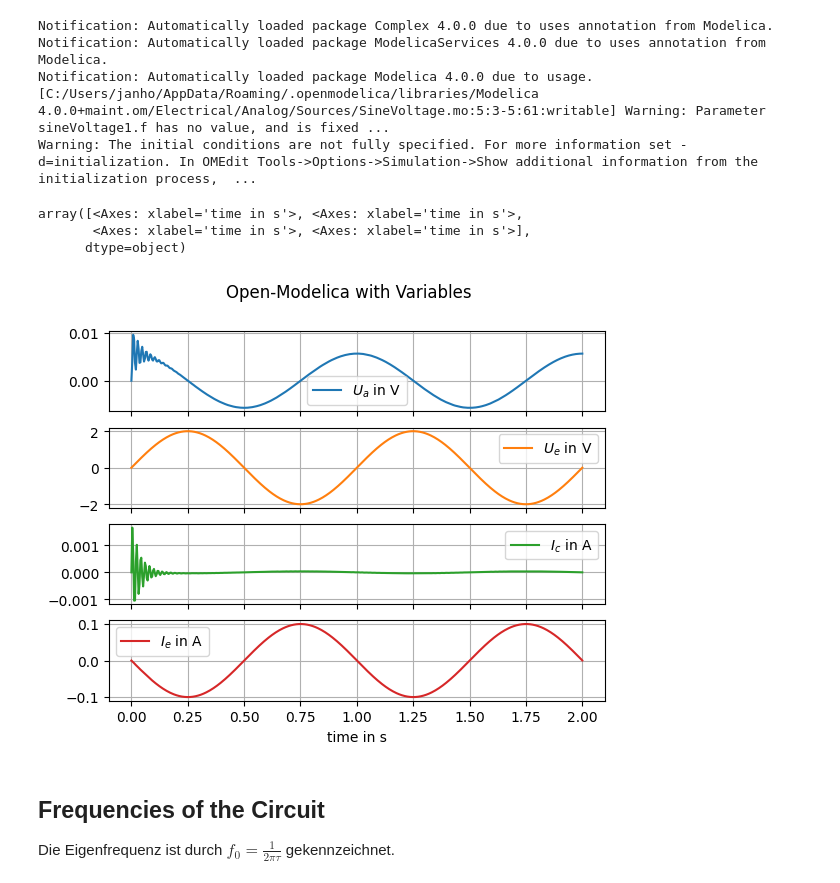
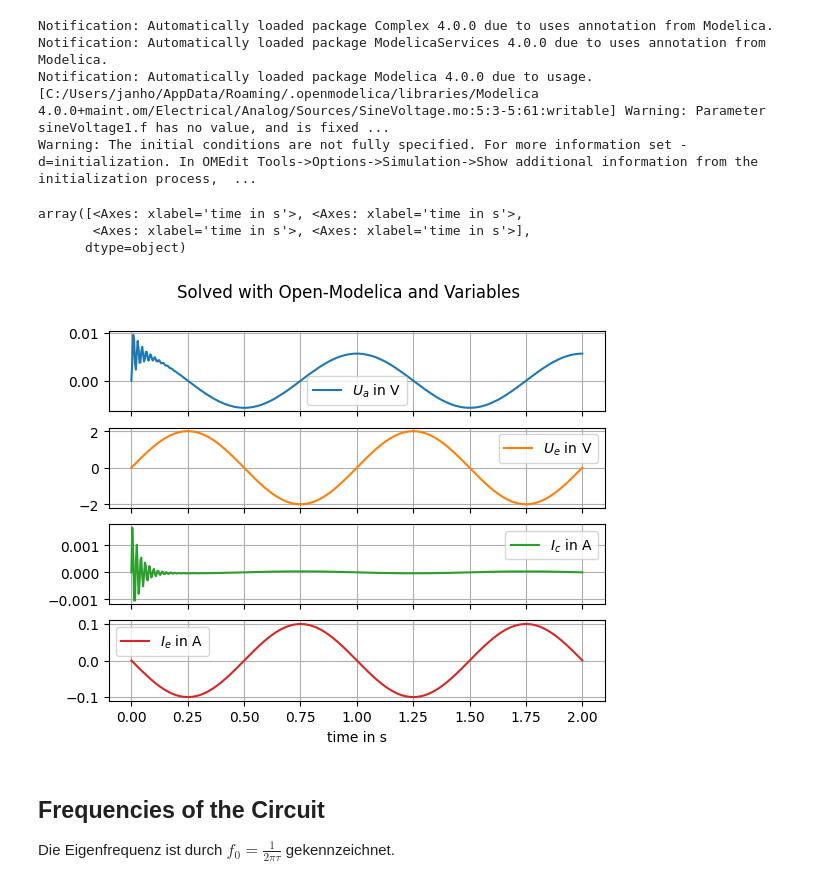
Before and after one commit to JaxRaffnix/Modellbildung-Simulation, a Jupyter notebook: exercise 3/exercise3.ipynb, the cells around one changed output. Cells and saved outputs as stored; diff of their text form; code cells hidden in the pictures.

```diff
--- a/exercise 3/exercise3.ipynb
+++ b/exercise 3/exercise3.ipynb
@@ -134,19 +131,19 @@ Warning: The initial conditions are not fully specified. For more information se
 # %%
 task3 = pd.DataFrame({
     "time in s":    model.getSolutions('time').ravel(),
     "$U_a$ in V":   model.getSolutions("inductor1.v").ravel(),
     "$U_e$ in V":   model.getSolutions("sineVoltage1.v").ravel(),
     "$I_c$ in A":   model.getSolutions("capacitor1.i").ravel(),
     "$I_e$ in A":   model.getSolutions("sineVoltage1.i").ravel()
 })
 task3 = task3.set_index("time in s")
 
-task3.plot(subplots=True, title="Open-Modelica with Variables")
+task3.plot(subplots=True, title="Solved with Open-Modelica and Variables")
 # %% [output]
 array([<Axes: xlabel='time in s'>, <Axes: xlabel='time in s'>,
        <Axes: xlabel='time in s'>, <Axes: xlabel='time in s'>],
       dtype=object)
-[figure, old version]
+[figure, new version]
 # %% [markdown]
 ## Frequencies of the Circuit
 
```
Also changed, not shown: parts of 7 cells of this notebook, 3 other files.
